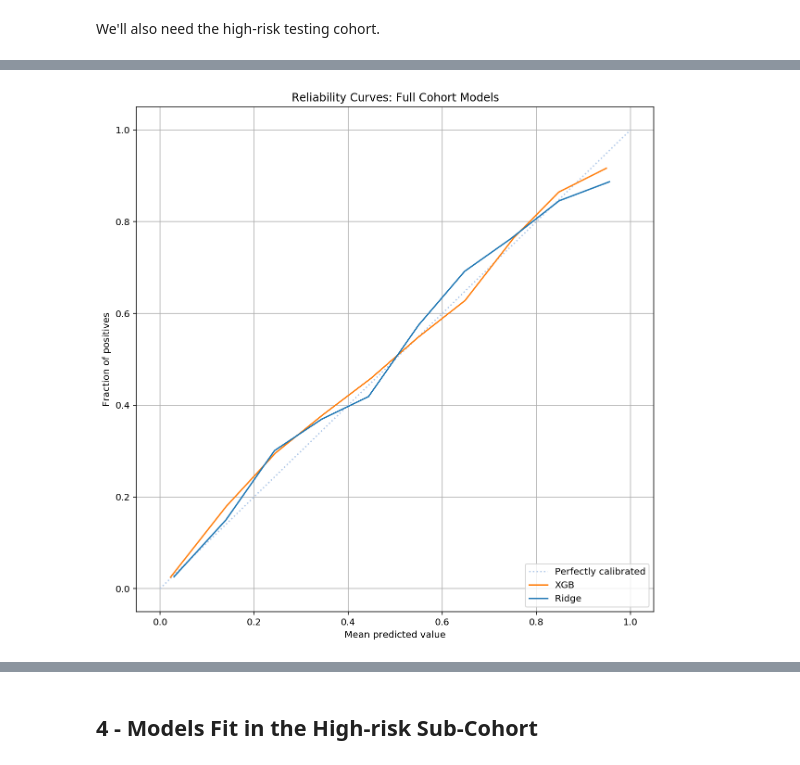
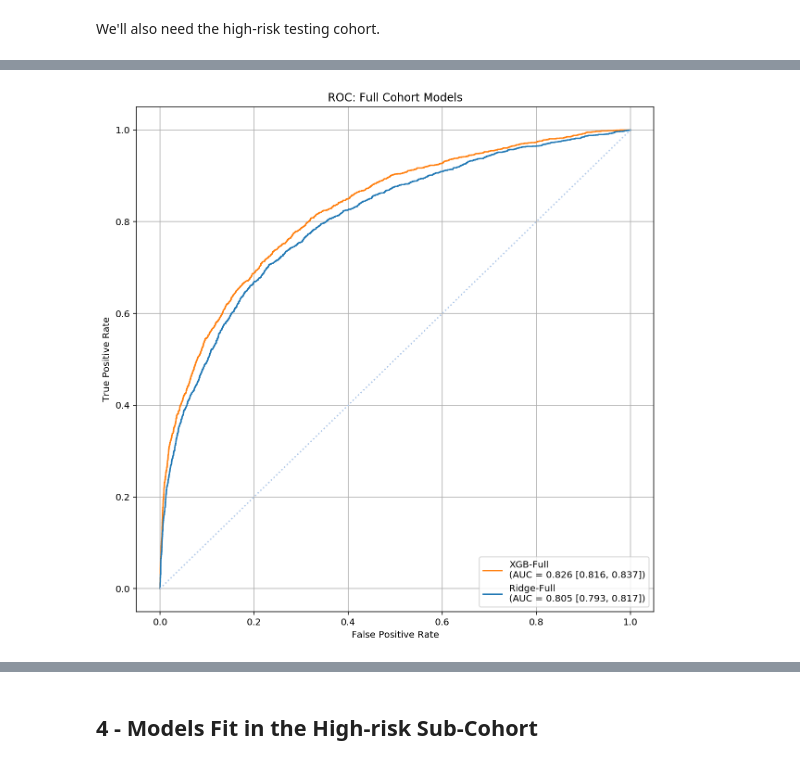
Before and after one commit to cosgriffc/calibrating-severity, a Jupyter notebook: modeling/model_analysis.ipynb, the cells around one changed output, grey strips where cells are left out. Saved outputs shown, nothing was run; the diff lists cells and outputs as text; code cells hidden in the pictures.

```diff
--- a/modeling/model_analysis.ipynb
+++ b/modeling/model_analysis.ipynb
@@ -106,3 +99,43 @@ def op_ratio_ci(f_hat, y_true, n_bootstraps=2000, ci_level=0.95):
     confidence_upper = sorted_scores[int(ui * len(sorted_scores))]
 
     return confidence_lower, confidence_upper
+
+def gen_auc_plot(models, names, colors, title, X, y):
+    plt.figure(figsize=(10, 10))
+    for i, model in enumerate(models):
+        f_hat = model.predict_proba(X)
+        roc = roc_curve(y, f_hat[:, 1])
+        auc = roc_auc_score(y, f_hat[:, 1])
+        plt.plot(roc[0], roc[1], color=colors[i],
+         label='{0}\n(AUC = {1:.3f} [{2:.3f}, {3:.3f}])'.format(names[i], auc, *auc_ci(f_hat[:, 1], y)))
+
+    plt.plot([0, 1], [0, 1], 'k:', color=tableau20[1])
+    plt.grid()
+    plt.xlabel('False Positive Rate')
+    plt.ylabel('True Positive Rate')
+    plt.title(title)
+    plt.legend(loc="lower right")
+
+    plt.show()
+
+def gen_calib_plot(models, names, colors, title, X, y):
+    plt.figure(figsize=(10, 10))
+    for i, model in enumerate(models):
+        f_hat = model.predict_proba(X)
+        fraction_of_positives, mean_predicted_value = calibration_curve(y, f_hat[:, 1], n_bins=10)
+        plt.plot(mean_predicted_value, fraction_of_positives, color=colors[i],
+         label=names[i])
+
+    plt.plot([0, 1], [0, 1], 'k:', color=tableau20[1])
+    plt.ylabel("Fraction of positives")
+    plt.legend(loc="lower right")
+    plt.title(title)
+    plt.xlabel("Mean predicted value")
+    plt.grid()
+    plt.show()
+
+def op_ratio(model, X, y):
+    f_hat = model.predict_proba(X)
+    observed = y.mean()
+    predicted = f_hat[:, 1].mean()
+    return (observed / predicted, *op_ratio_ci(f_hat[:, 1], y))
@@ -191,23 +146,5 @@ plt.show()
-# %%
-fraction_of_positives_ridge, mean_predicted_value_ridge = calibration_curve(test_y, f_hat_ridge[:, 1], n_bins=10)
-fraction_of_positives_xgb, mean_predicted_value_xgb = calibration_curve(test_y, f_hat_xgb[:, 1], n_bins=10)
-
-plt.figure(figsize=(10, 10))
-ax1 = plt.axes()
-ax1.plot([0, 1], [0, 1], 'k:', label='Perfectly calibrated', color=tableau20[1])
-
-ax1.plot(mean_predicted_value_xgb, fraction_of_positives_xgb, color=tableau20[2],
-         label='XGB')
-ax1.plot(mean_predicted_value_ridge, fraction_of_positives_ridge, color=tableau20[0],
-         label='Ridge')
-
-ax1.set_ylabel("Fraction of positives")
-ax1.legend(loc="lower right")
-ax1.set_title('Reliability Curves: Full Cohort Models')
-ax1.set_xlabel("Mean predicted value")
-
-# plt.savefig('./figures/calib-full.svg', bbox_inches='tight')
-plt.grid()
-plt.show()
-# %% [output]
-[figure, removed]
+# %%
+gen_auc_plot(models=[xgb_classifier, ridge_classifier], names=['XGB-Full', 'Ridge-Full'],
+             colors=[tableau20[2], tableau20[0]], title='ROC: Full Cohort Models', X=test_X_HR, y=test_y_HR)
+# %% [output]
+[figure, added]
```
Also changed, not shown: parts of 31 cells of this notebook, 7 other files.
